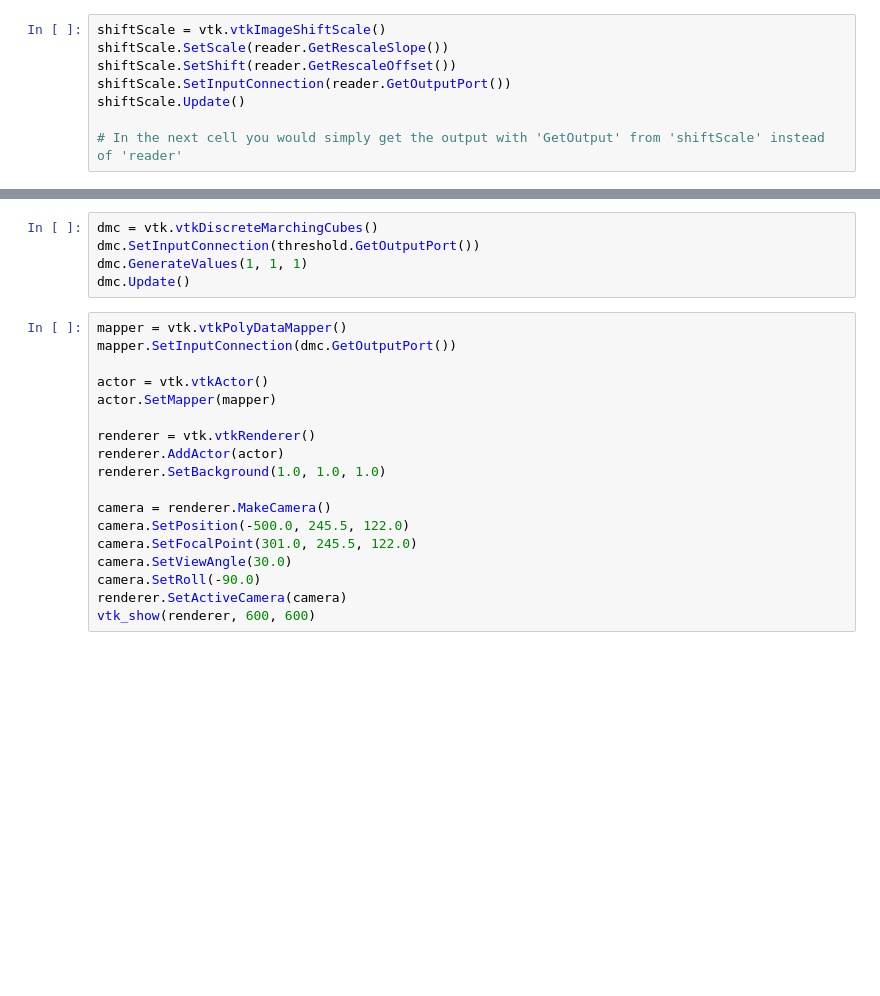
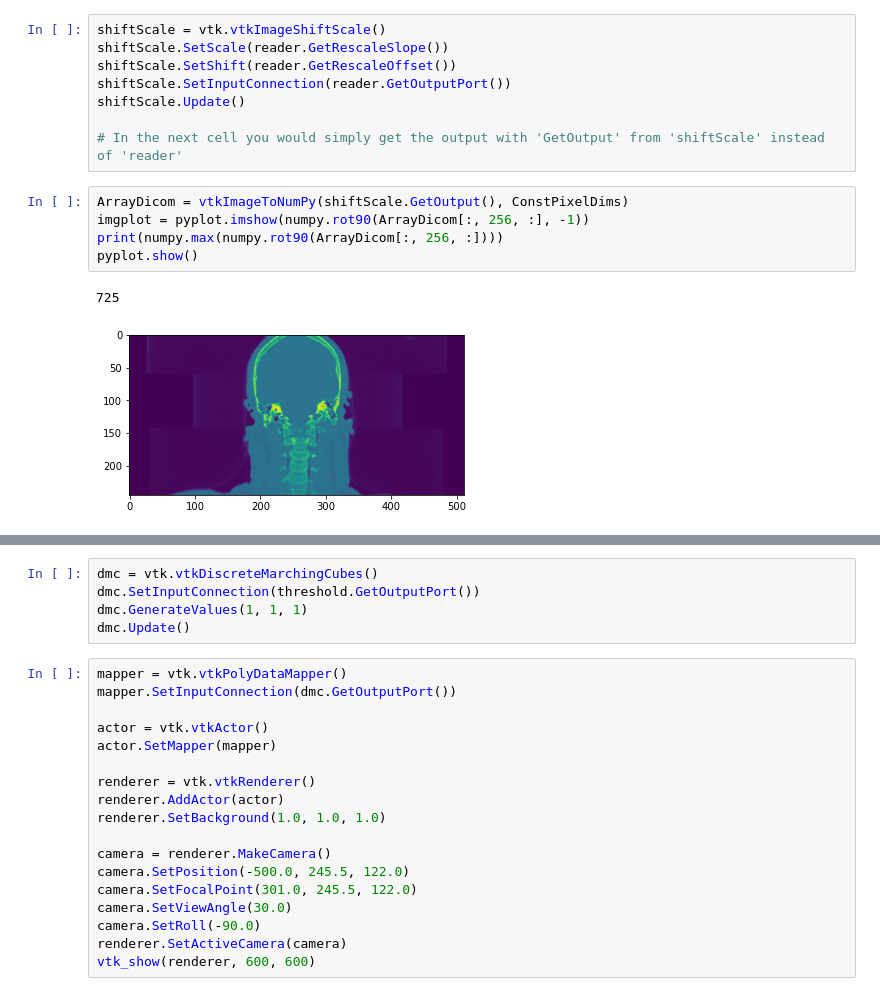
Before and after one commit to reidite/3D-Reconstruction-of-Individual-Anatomy-From-Medical-Image-Data, a Jupyter notebook: Demo/w2/SurfaceExtraction.ipynb, the cells around one changed output, grey strips where cells are left out. Drawn from its saved outputs; the diff is of its cells as text; blank space fills up the shorter version.

Commit message:
Update Week 2 Slide
- Demonstrate how to extract a mesh surface of the bone structures from CT images.

```diff
--- a/Demo/w2/SurfaceExtraction.ipynb
+++ b/Demo/w2/SurfaceExtraction.ipynb
@@ -72,3 +58,11 @@ shiftScale.SetInputConnection(reader.GetOutputPort())
 shiftScale.Update()
 
 # In the next cell you would simply get the output with 'GetOutput' from 'shiftScale' instead of 'reader'
+# %%
+ArrayDicom = vtkImageToNumPy(shiftScale.GetOutput(), ConstPixelDims)
+imgplot = pyplot.imshow(numpy.rot90(ArrayDicom[:, 256, :], -1))
+print(numpy.max(numpy.rot90(ArrayDicom[:, 256, :])))
+pyplot.show()
+# %% [output]
+725
+[figure, added]
```
Also changed, not shown: parts of 10 cells of this notebook, 2 other files.
